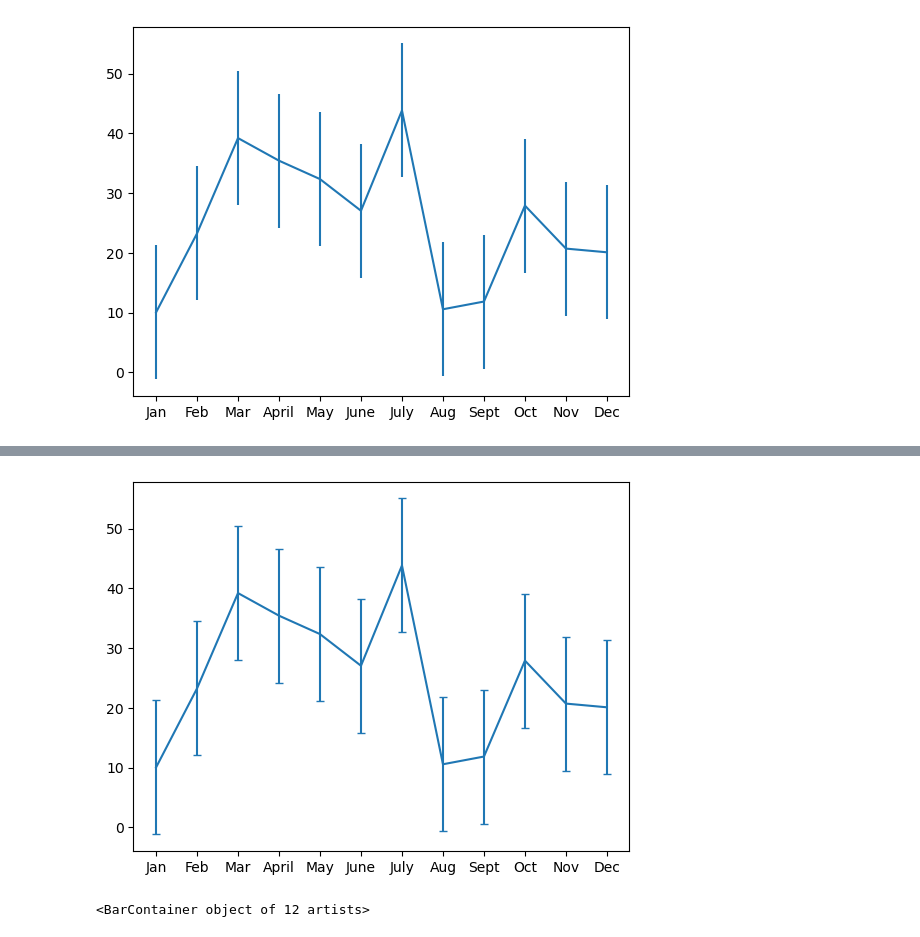
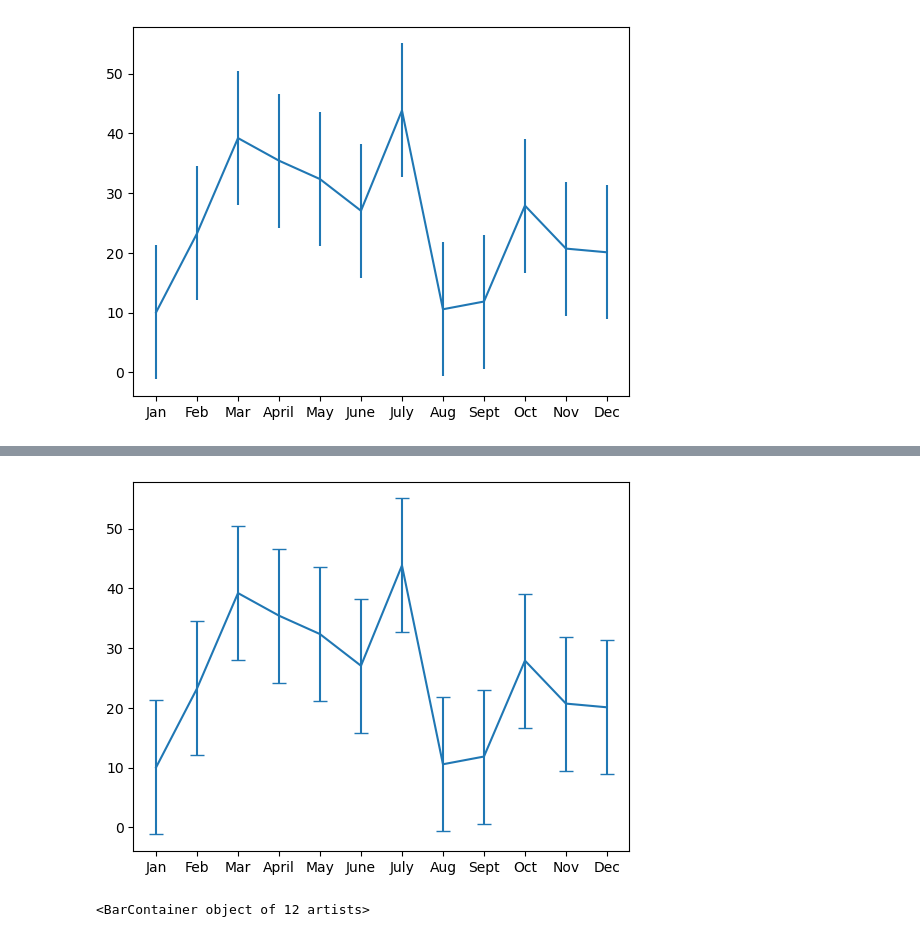
Before and after one commit to Levreka/PyBer_Analysis, a Jupyter notebook: matplotlib_practice2.ipynb, the cells around one changed output, grey strips where cells are left out. Drawn from its saved outputs; the diff is of its cells as text; code cells hidden in the pictures.

```diff
--- a/matplotlib_practice2.ipynb
+++ b/matplotlib_practice2.ipynb
@@ -30,7 +37,8 @@ plt.errorbar(x_axis, y_axis, yerr=stdev, capsize=3)
 # %%
+# this is using the object oriented method
 fig, ax = plt.subplots()
-ax.errorbar(x_axis, y_axis, yerr=stdev, capsize=3)
+ax.errorbar(x_axis, y_axis, yerr=stdev, capsize=5)
 plt.show()
 # %% [output]
-[figure, old version]
+[figure, new version]
 # %%
```
Also changed, not shown: parts of 5 cells of this notebook, 1 other file.
